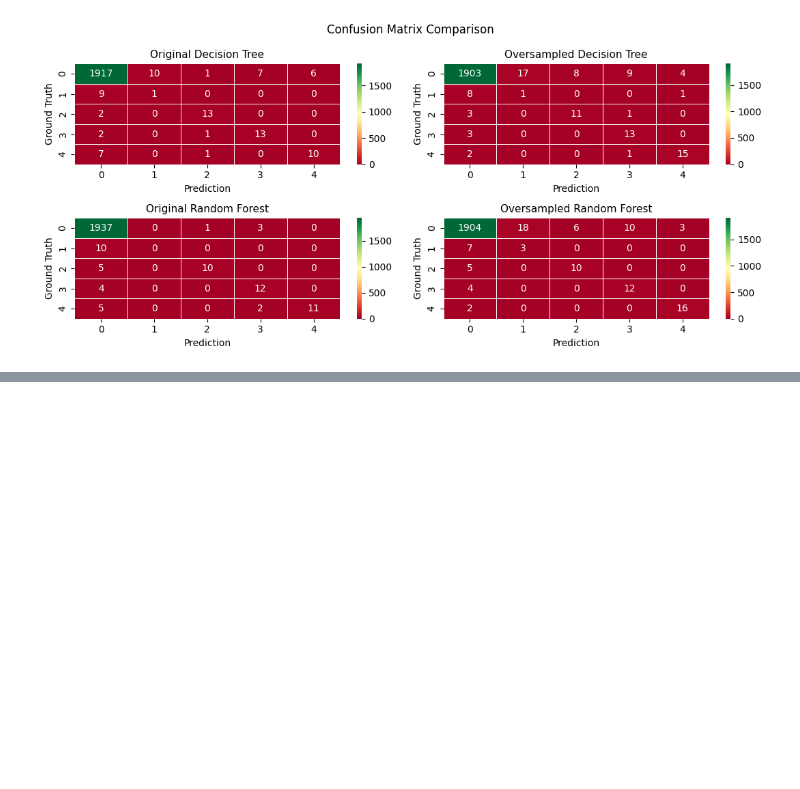
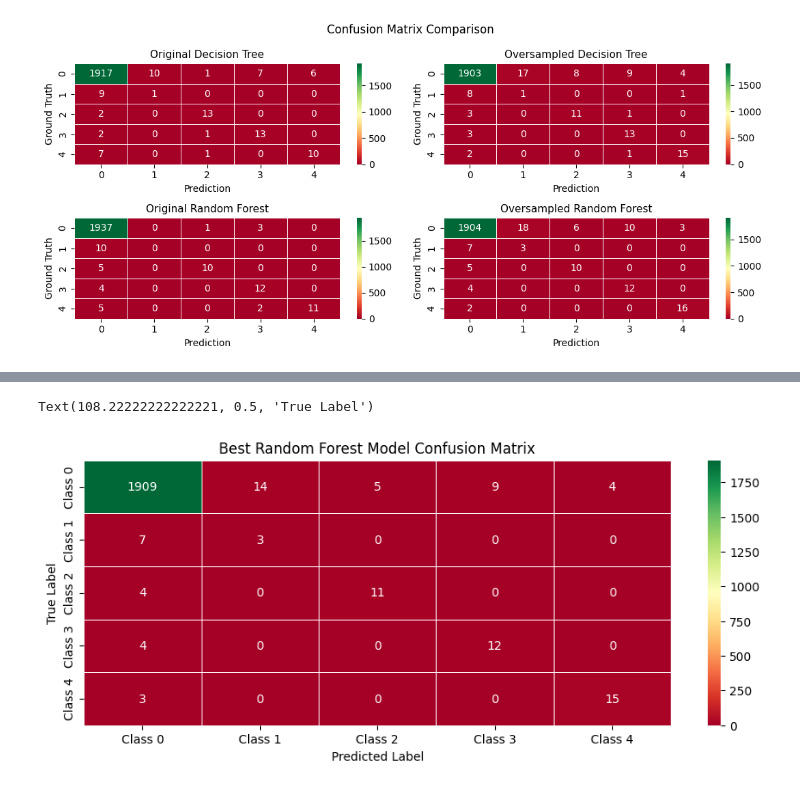
Before and after one commit to herrerovir/Predictive-maintenance-industrial-machinery, a Jupyter notebook: Predictive-maintenance-of-industrial-machinery.ipynb, the cells around one changed output, grey strips where cells are left out. Drawn from its saved outputs; the diff is of its cells as text; code cells hidden in the pictures; blank space fills up the shorter version.

Commit message:
Hyperparameter tuning

```diff
--- a/Predictive-maintenance-of-industrial-machinery.ipynb
+++ b/Predictive-maintenance-of-industrial-machinery.ipynb
@@ -1108,0 +1153,36 @@ plt.tight_layout()
+# %%
+# Define and fit the model
+best_rf_model = RandomForestClassifier(random_state = 42, class_weight = "balanced", n_estimators = 50, max_depth = None, min_samples_split = 3, bootstrap = False)
+best_rf_model.fit(X_oversampled, y_oversampled)
+
+# Make predictions
+y_pred_best_rf = best_rf_model.predict(X_test)
+
+# Evaluate the model
+accuracy_best_rf = accuracy_score(y_test, y_pred_best_rf)
+f1_best_rf = f1_score(y_test, y_pred_best_rf, average = "weighted")
+precision_best_rf = precision_score(y_test, y_pred_best_rf, average = "weighted")
+recall_best_rf = recall_score(y_test, y_pred_best_rf, average = "weighted")
+conf_matrix_best_rf = confusion_matrix(y_test, y_pred_best_rf)
+class_report_best_rf = classification_report(y_test, y_pred_best_rf)
+
+# Compute ROC AUC for multi-class (using one-vs-rest)
+y_score_best_rf = best_rf_model.predict_proba(X_test)
+roc_auc_best_rf = roc_auc_score(y_test, best_rf_model.predict_proba(X_test), multi_class = "ovr")
+
+# Print the results
+print(f"""
+Hyperparameter Tuning: Best Oversampled Random Forest Model
+*******************
+Evaluation metrics:
+-------------------
+Accuracy: {accuracy_best_rf:.2f}
+F1 Score: {f1_best_rf:.2f}
+Precision: {precision_best_rf:.2f}
+Recall: {recall_best_rf:.2f}
+ROC AUC Score: {roc_auc_best_rf:.2f}
+-------------------
+Confusion Matrix:\n {conf_matrix_best_rf}
+-------------------
+Classification Report: \n {class_report_best_rf}
+""")
@@ -1108,0 +1239,11 @@ plt.tight_layout()
+# %%
+plt.figure(figsize = (11, 4))
+sns.heatmap(conf_matrix_best_rf, annot = True, fmt = "d", cmap = "RdYlGn", linewidths = 0.5,
+            xticklabels=['Class 0', 'Class 1', 'Class 2', 'Class 3', 'Class 4'],
+            yticklabels=['Class 0', 'Class 1', 'Class 2', 'Class 3', 'Class 4'])
+plt.title("Best Random Forest Model Confusion Matrix")
+plt.xlabel("Predicted Label")
+plt.ylabel("True Label")
+# %% [output]
+Text(108.22222222222221, 0.5, 'True Label')
+[figure, added]
```
Also changed, not shown: parts of 11 cells of this notebook.
